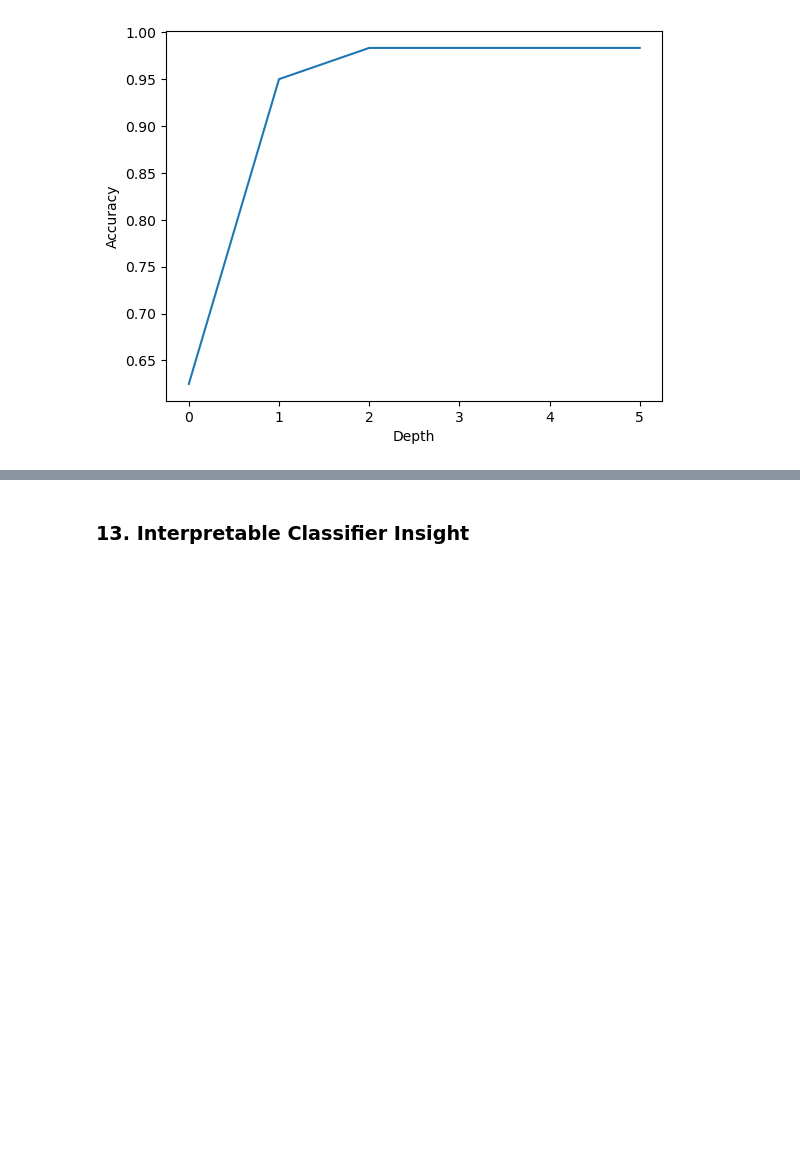
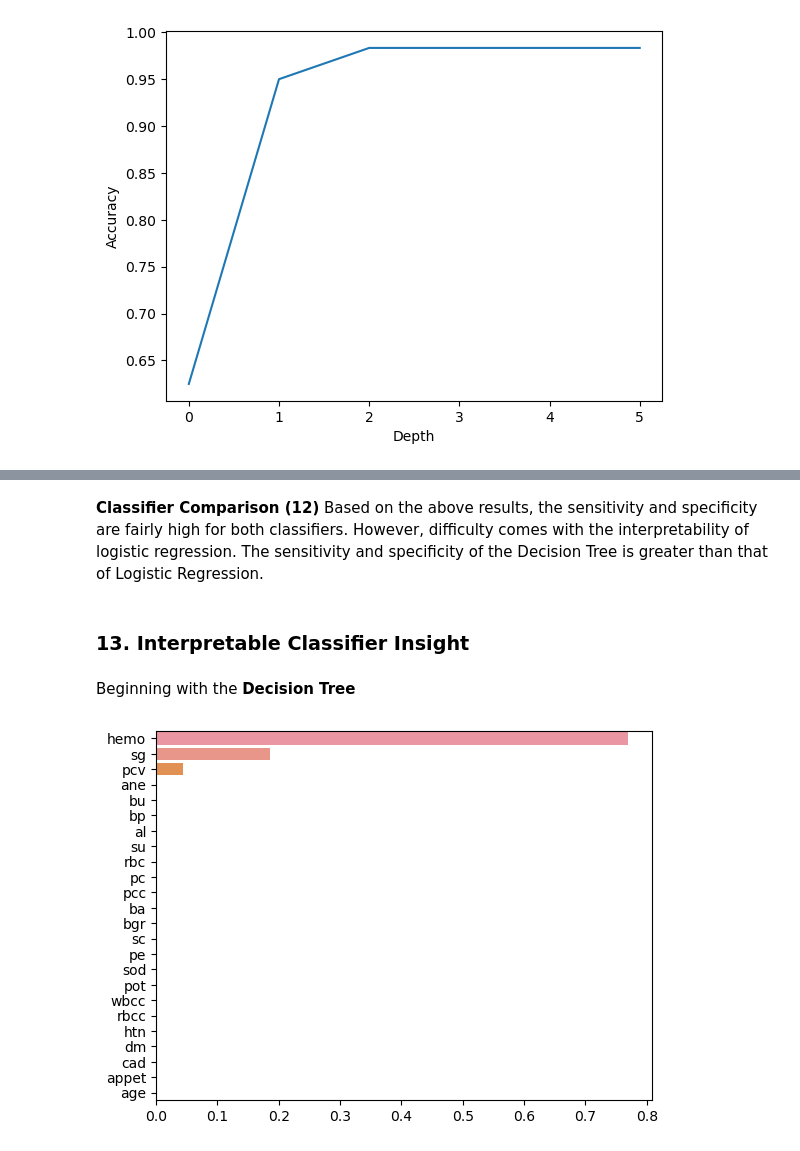
Before and after one commit to nimerkb/Assign6, a Jupyter notebook: as-6-mv-apr-18-3pm.ipynb, the cells around one changed output, grey strips where cells are left out. Cells and saved outputs as stored; diff of their text form; code cells hidden in the pictures; blank space fills up the shorter version.

```diff
--- a/as-6-mv-apr-18-3pm.ipynb
+++ b/as-6-mv-apr-18-3pm.ipynb
@@ -458,4 +539,20 @@ plt.show()
+# %% [markdown]
+**Classifier Comparison (12)**
+Based on the above results, the sensitivity and specificity are fairly high for both classifiers. However, difficulty comes with the interpretability of logistic regression. The sensitivity and specificity of the Decision Tree is greater than that of Logistic Regression.
 # %% [markdown]
 ### 13. Interpretable Classifier Insight
+# %% [markdown]
+Beginning with the **Decision Tree**
+# %%
+reg_ckd = DecisionTreeRegressor(max_depth = 2)
+reg_ckd.fit(x, y)
+feature_importances = reg_ckd.feature_importances_
+sorted_indices = feature_importances.argsort()[::-1]
+sorted_feature_names = x.columns[sorted_indices]
+sorted_importances = feature_importances[sorted_indices]
+sns.barplot(x = sorted_importances, y = sorted_feature_names)
+plt.show()
+# %% [output]
+[figure, added]
 # %%
 cs_dt = DecisionTreeClassifier(
```
Also changed, not shown: parts of 39 cells of this notebook.
